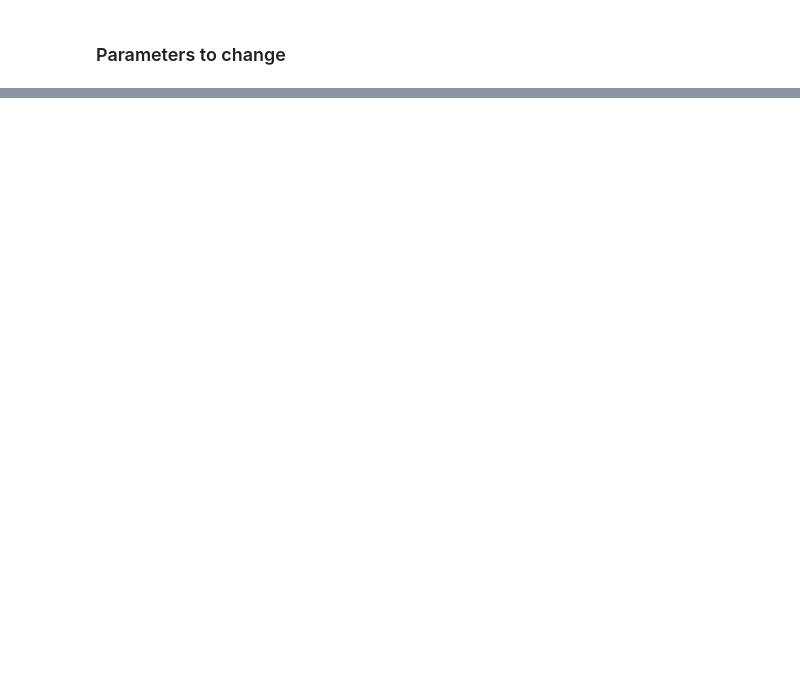
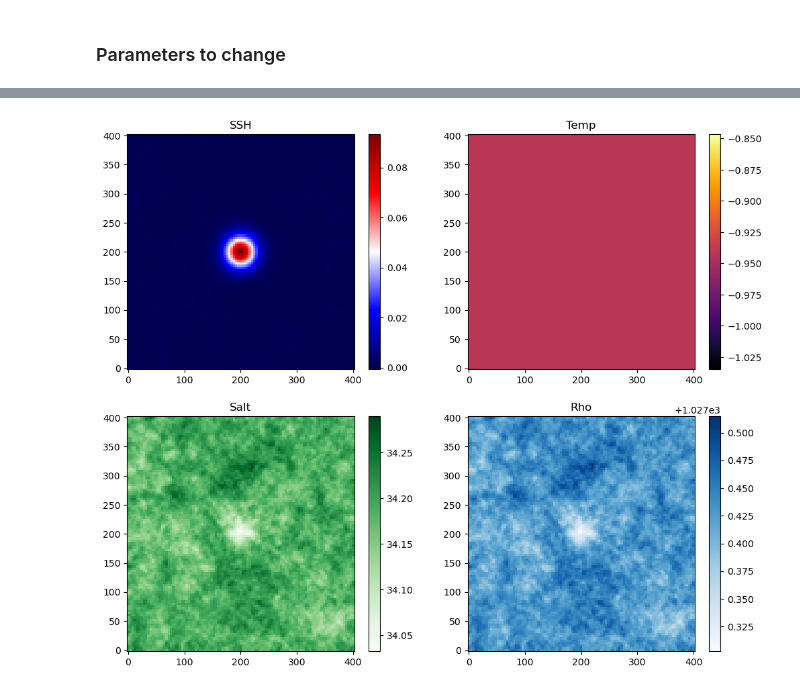
Before and after one commit to demarez/ice-eddy, a Jupyter notebook: INIT/Initiate_vortex.ipynb, the cells around one changed output, grey strips where cells are left out. Drawn from its saved outputs; the diff is of its cells as text; code cells hidden in the pictures; blank space fills up the shorter version.

```diff
--- a/INIT/Initiate_vortex.ipynb
+++ b/INIT/Initiate_vortex.ipynb
@@ -921,0 +695,84 @@ plt.show()
+# %%
+
+
+
+
+
+
+plt.figure(figsize=(12,10))
+
+ax=plt.subplot(221)
+plt.title('SSH')
+# plt.subplot(aspect='equal')
+plt.pcolormesh((xx)/1e3,(yy)/1e3,eta_eddy,cmap='seismic')
+plt.colorbar()
+
+ax=plt.subplot(222)
+plt.title('Temp')
+# plt.subplot(aspect='equal')
+plt.pcolormesh((xx)/1e3,(yy)/1e3,temp_tot[0,:,:],cmap='inferno')
+plt.colorbar()
+
+ax=plt.subplot(223)
+plt.title('Salt')
+# plt.subplot(aspect='equal')
+plt.pcolormesh((xx)/1e3,(yy)/1e3,salt_tot[0,:,:],cmap='Greens')
+plt.colorbar()
+
+ax=plt.subplot(224)
+plt.title('Rho')
+# plt.subplot(aspect='equal')
+plt.pcolormesh((xx)/1e3,(yy)/1e3,rho_tot[0,:,:],cmap='Blues')
+plt.colorbar()
+
+plt.show()
+
+
+#sections across the eddy
+
+icut=int(ngrid_x/2)
+plt.figure(figsize=(20,15))
+
+ax=plt.subplot(253)
+plt.title('section of temperature')
+plt.contourf(np.tile(yy[:,icut],(ngrid_z,1))/1000,zr[:,:,icut]/1000,temp_tot[:,:,icut],40,cmap='nipy_spectral')
+plt.colorbar()
+plt.contour(np.tile(yy[:,icut],(ngrid_z,1))/1000,zr[:,:,icut]/1000,temp_tot[:,:,icut],40,colors='k')#,cmap='nipy_spectral')
+plt.ylabel('Depth [km]',fontsize=16)
+plt.xlabel('X-direction [km]',fontsize=16)
+#ax.set_ylim(-1,0)
+
+
+ax=plt.subplot(255)
+plt.title('section of salinity')
+plt.contourf(np.tile(yy[:,icut],(ngrid_z,1))/1000,zr[:,:,icut]/1000,salt_tot[:,:,icut],40,cmap='nipy_spectral')
+plt.colorbar()
+#plt.contour(np.tile(yy[:,icut],(ngrid_z,1))/1000,zr[:,:,icut]/1000,salt_tot[:,:,icut],40,colors='k')#,cmap='nipy_spectral')
+plt.ylabel('Depth [km]',fontsize=16)
+plt.xlabel('X-direction [km]',fontsize=16)
+ax.set_ylim(-1,0)
+
+#sections across the eddy
+
+
+ax=plt.subplot(251)
+plt.title('section of density')
+plt.contourf(np.tile(yy[:,icut],(ngrid_z,1))/1000,zr[:,:,icut]/1000,rho_tot[:,:,icut],40,cmap='nipy_spectral')
+plt.colorbar()
+plt.contour(np.tile(yy[:,icut],(ngrid_z,1))/1000,zr[:,:,icut]/1000,rho_tot[:,:,icut],40,colors='k')#,cmap='nipy_spectral')
+plt.ylabel('Depth [km]',fontsize=16)
+plt.xlabel('X-direction [km]',fontsize=16)
+#ax.set_ylim(-1,0)
+
+
+ax=plt.subplot(257)
+plt.title('section of u')
+plt.contourf(np.tile(yy[:,icut],(ngrid_z,1))/1000,zr[:,:,icut]/1000,u_eddy[:,:,icut],40,cmap='nipy_spectral')
+plt.colorbar()
+#plt.contour(np.tile(yy[:,icut],(ngrid_z,1))/1000,zr[:,:,icut]/1000,u_eddy[:,:,icut],40,colors='k')#,cmap='nipy_spectral')
+plt.ylabel('Depth [km]',fontsize=16)
+plt.xlabel('X-direction [km]',fontsize=16)
+
+plt.show()
+# %% [output]
+[figure, added]
```
Also changed, not shown: parts of 16 cells of this notebook, 11 other files.
